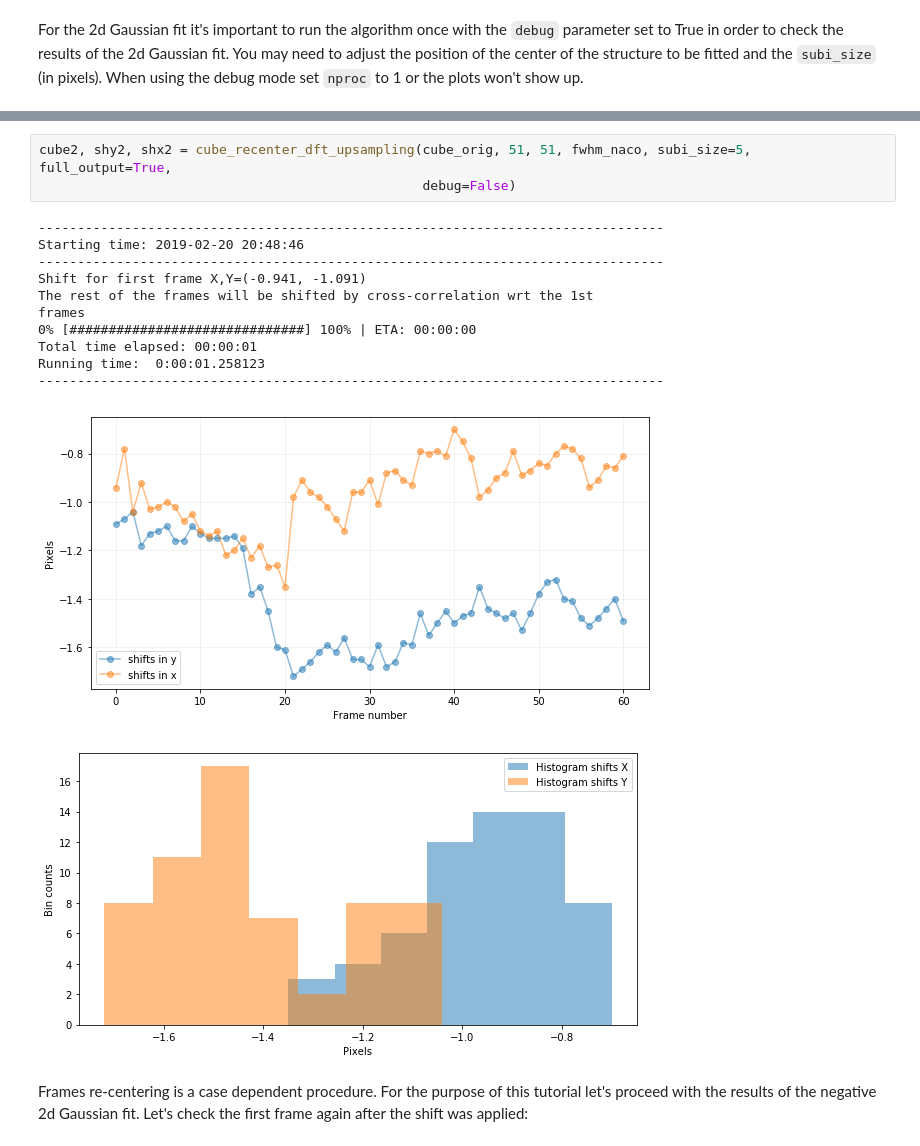
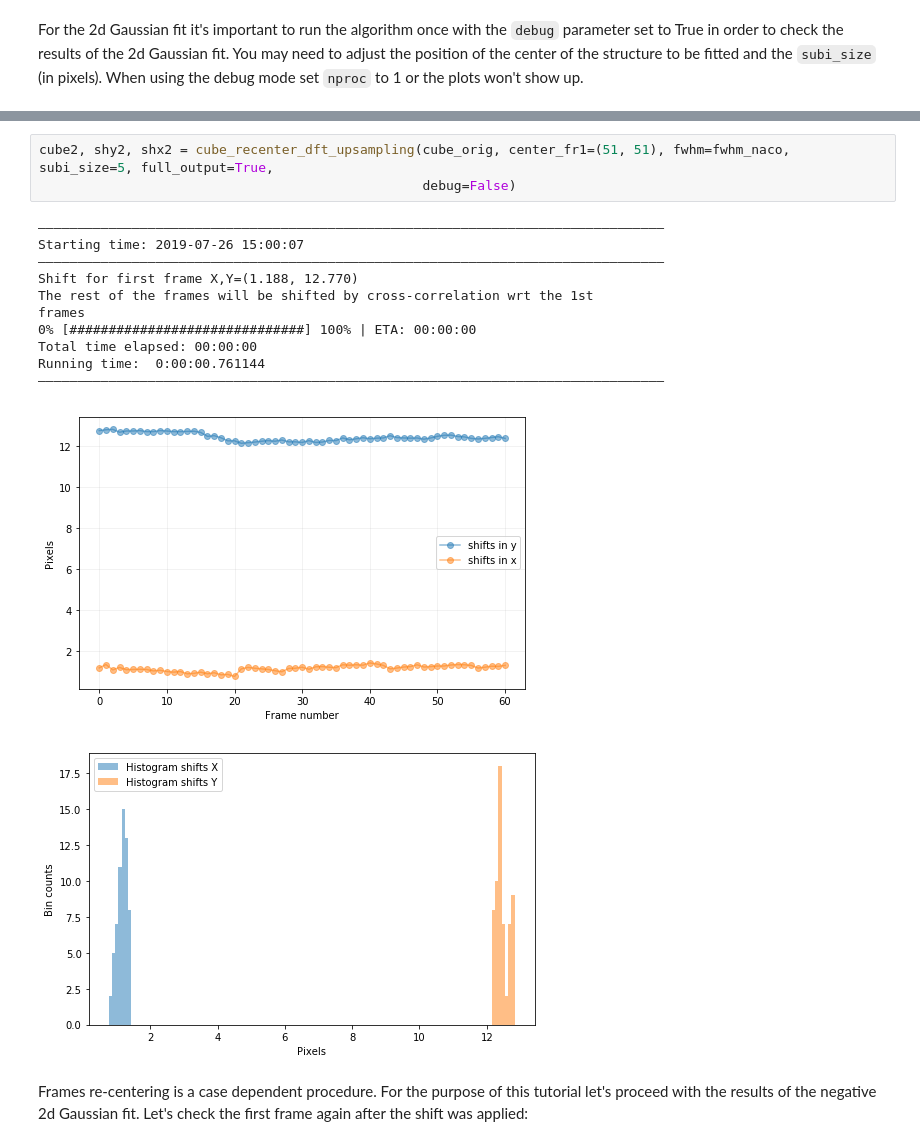
Before and after one commit to carlos-gg/VIP_extras, a Jupyter notebook: tutorials/01_adi_pre-postproc_fluxpos_ccs.ipynb, the cells around one changed output, grey strips where cells are left out. Cells and saved outputs as stored; diff of their text form.

```diff
--- a/tutorials/01_adi_pre-postproc_fluxpos_ccs.ipynb
+++ b/tutorials/01_adi_pre-postproc_fluxpos_ccs.ipynb
@@ -185,19 +185,19 @@ Running time:  0:00:00.602155
 # %%
-cube2, shy2, shx2 = cube_recenter_dft_upsampling(cube_orig, 51, 51, fwhm_naco, subi_size=5, full_output=True,
+cube2, shy2, shx2 = cube_recenter_dft_upsampling(cube_orig, center_fr1=(51, 51), fwhm=fwhm_naco, subi_size=5, full_output=True,
                                                  debug=False)
 # %% [output]
---------------------------------------------------------------------------------
-Starting time: 2019-02-20 20:48:46
---------------------------------------------------------------------------------
-Shift for first frame X,Y=(-0.941, -1.091)
+――――――――――――――――――――――――――――――――――――――――――――――――――――――――――――――――――――――――――――――――
+Starting time: 2019-07-26 15:00:07
+――――――――――――――――――――――――――――――――――――――――――――――――――――――――――――――――――――――――――――――――
+Shift for first frame X,Y=(1.188, 12.770)
 The rest of the frames will be shifted by cross-correlation wrt the 1st
 frames
 0% [##############################] 100% | ETA: 00:00:00
-Total time elapsed: 00:00:01
-Running time:  0:00:01.258123
---------------------------------------------------------------------------------
+Total time elapsed: 00:00:00
+Running time:  0:00:00.761144
+――――――――――――――――――――――――――――――――――――――――――――――――――――――――――――――――――――――――――――――――
-[figure, old version]
+[figure, new version]
-[figure, old version]
+[figure, new version]
 # %% [markdown]
 Frames re-centering is a case dependent procedure. For the purpose of this tutorial let's proceed with the results of the negative 2d Gaussian fit. Let's check the first frame again after the shift was applied:
 # %%
```
Also changed, not shown: parts of 79 cells of this notebook.
